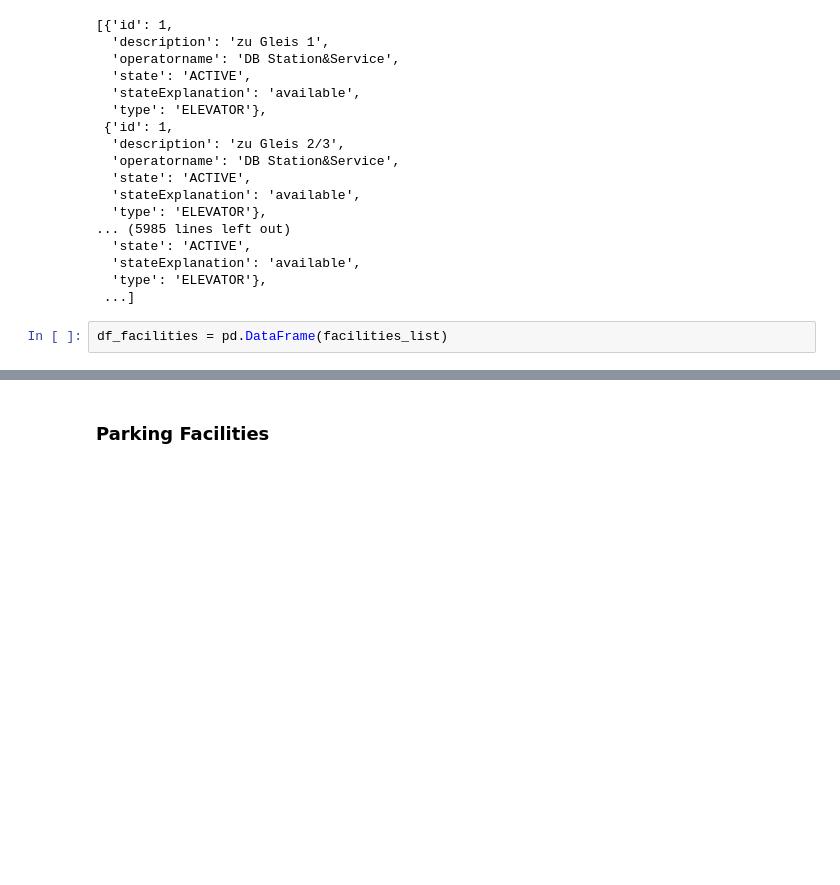
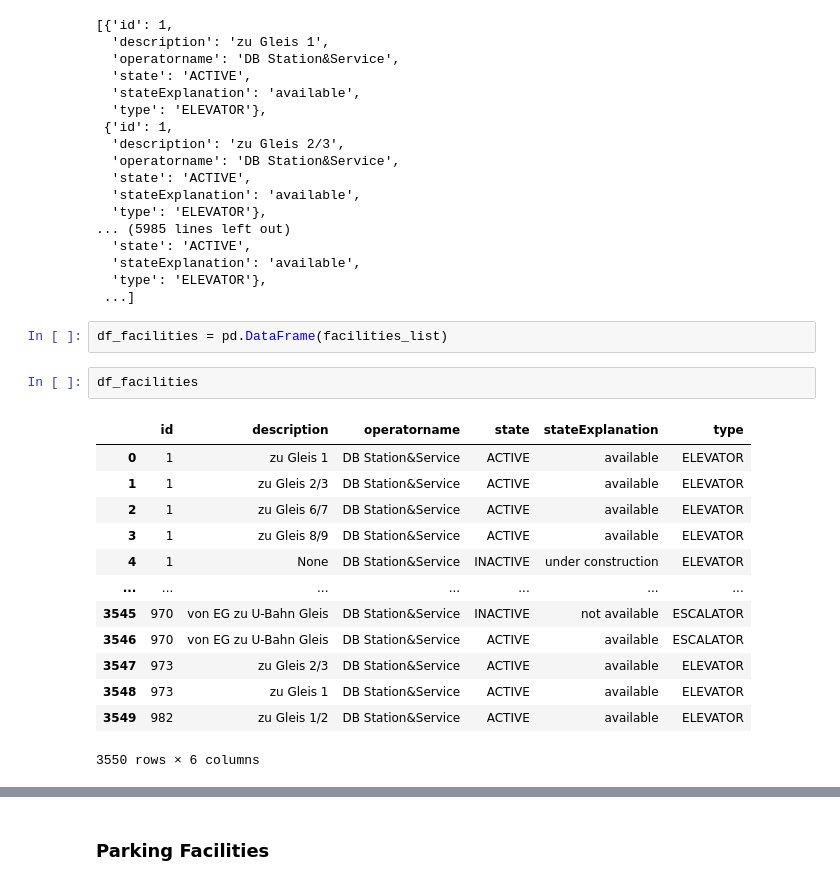
Before and after one commit to lz039/python4ds_project, a Jupyter notebook: DB_Scraping.ipynb, the cells around one changed output, grey strips where cells are left out. Drawn from its saved outputs; the diff is of its cells as text; blank space fills up the shorter version.

Commit message:
cleanup, further analysisof local services + map

```diff
--- a/DB_Scraping.ipynb
+++ b/DB_Scraping.ipynb
@@ -426,3 +426,19 @@ facilities_list
  ...]
 # %%
 df_facilities = pd.DataFrame(facilities_list)
+# %%
+df_facilities
+# %% [output]
+|  | id | description | operatorname | state | stateExplanation | type |
+| 0 | 1 | zu Gleis 1 | DB Station&Service | ACTIVE | available | ELEVATOR |
+| 1 | 1 | zu Gleis 2/3 | DB Station&Service | ACTIVE | available | ELEVATOR |
+| 2 | 1 | zu Gleis 6/7 | DB Station&Service | ACTIVE | available | ELEVATOR |
+| 3 | 1 | zu Gleis 8/9 | DB Station&Service | ACTIVE | available | ELEVATOR |
+| 4 | 1 | None | DB Station&Service | INACTIVE | under construction | ELEVATOR |
+| ... | ... | ... | ... | ... | ... | ... |
+| 3545 | 970 | von EG zu U-Bahn Gleis | DB Station&Service | INACTIVE | not available | ESCALATOR |
+| 3546 | 970 | von EG zu U-Bahn Gleis | DB Station&Service | ACTIVE | available | ESCALATOR |
+| 3547 | 973 | zu Gleis 2/3 | DB Station&Service | ACTIVE | available | ELEVATOR |
+| 3548 | 973 | zu Gleis 1 | DB Station&Service | ACTIVE | available | ELEVATOR |
+| 3549 | 982 | zu Gleis 1/2 | DB Station&Service | ACTIVE | available | ELEVATOR |
+3550 rows × 6 columns
```
Also changed, not shown: parts of 3 cells of this notebook, 31 other files.
